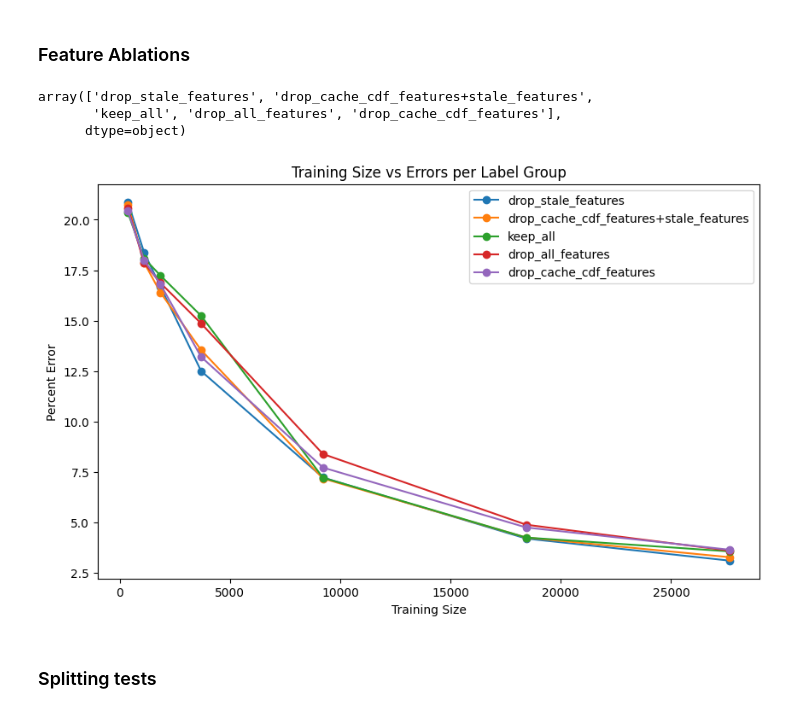
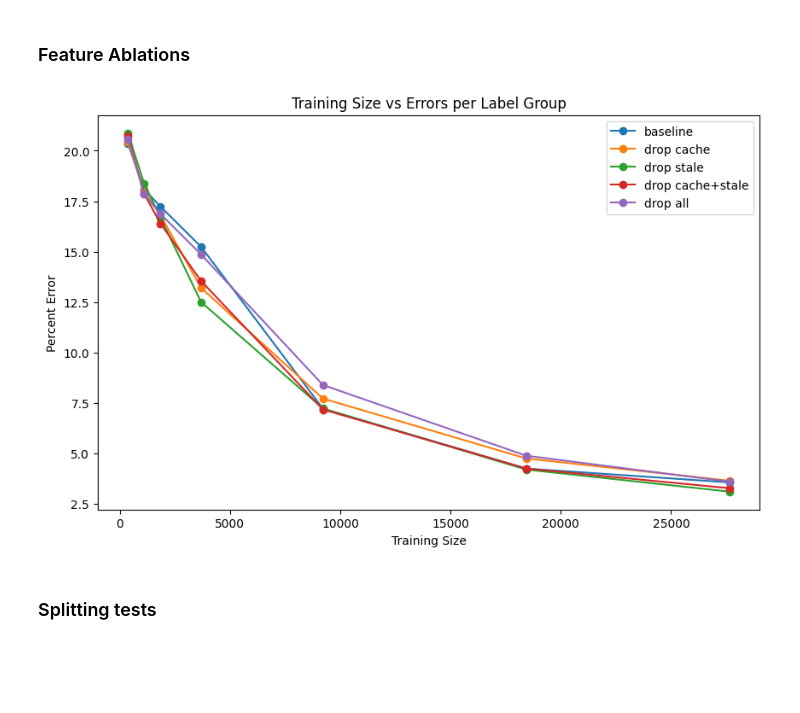
Before and after one commit to ronitnag04/peregrine, a Jupyter notebook: ml_model/analysis.ipynb, the cells around one changed output. Saved outputs shown, nothing was run; the diff lists cells and outputs as text; code cells hidden in the pictures; blank space fills up the shorter version.

```diff
--- a/ml_model/analysis.ipynb
+++ b/ml_model/analysis.ipynb
@@ -283,27 +283,21 @@ label_group_order_names = {
     "drop_cache_cdf_features+stale_features": "drop cache+stale",
     "drop_all_features": "drop all",
 }
-# %%
-df_results["label_group"].unique()
-# %% [output]
-array(['drop_stale_features', 'drop_cache_cdf_features+stale_features',
-       'keep_all', 'drop_all_features', 'drop_cache_cdf_features'],
-      dtype=object)
 # %%
 fig, ax = plt.subplots(figsize=(10, 6))
 
-for group in df_results['label_group'].unique():
+for group in label_group_order_names.keys():
     group_data = df_results[df_results['label_group'] == group].sort_values('training_size')
-    ax.plot(group_data['training_size'], group_data['best_percent_error'], marker='o', label=group)
+    ax.plot(group_data['training_size'], group_data['best_percent_error'], marker='o', label=label_group_order_names[group])
 
 ax.set_xlabel('Training Size')
 ax.set_ylabel('Percent Error')
 ax.set_title('Training Size vs Errors per Label Group')
 ax.legend()
 plt.show()
 fig.savefig(os.path.join(sweep_dir, "training_size_vs_error.png"), bbox_inches='tight')
 # %% [output]
-[figure, old version]
+[figure, new version]
 # %% [markdown]
 ### Splitting tests
 # %%
```
Also changed, not shown: parts of 30 cells of this notebook, 3 other files.
